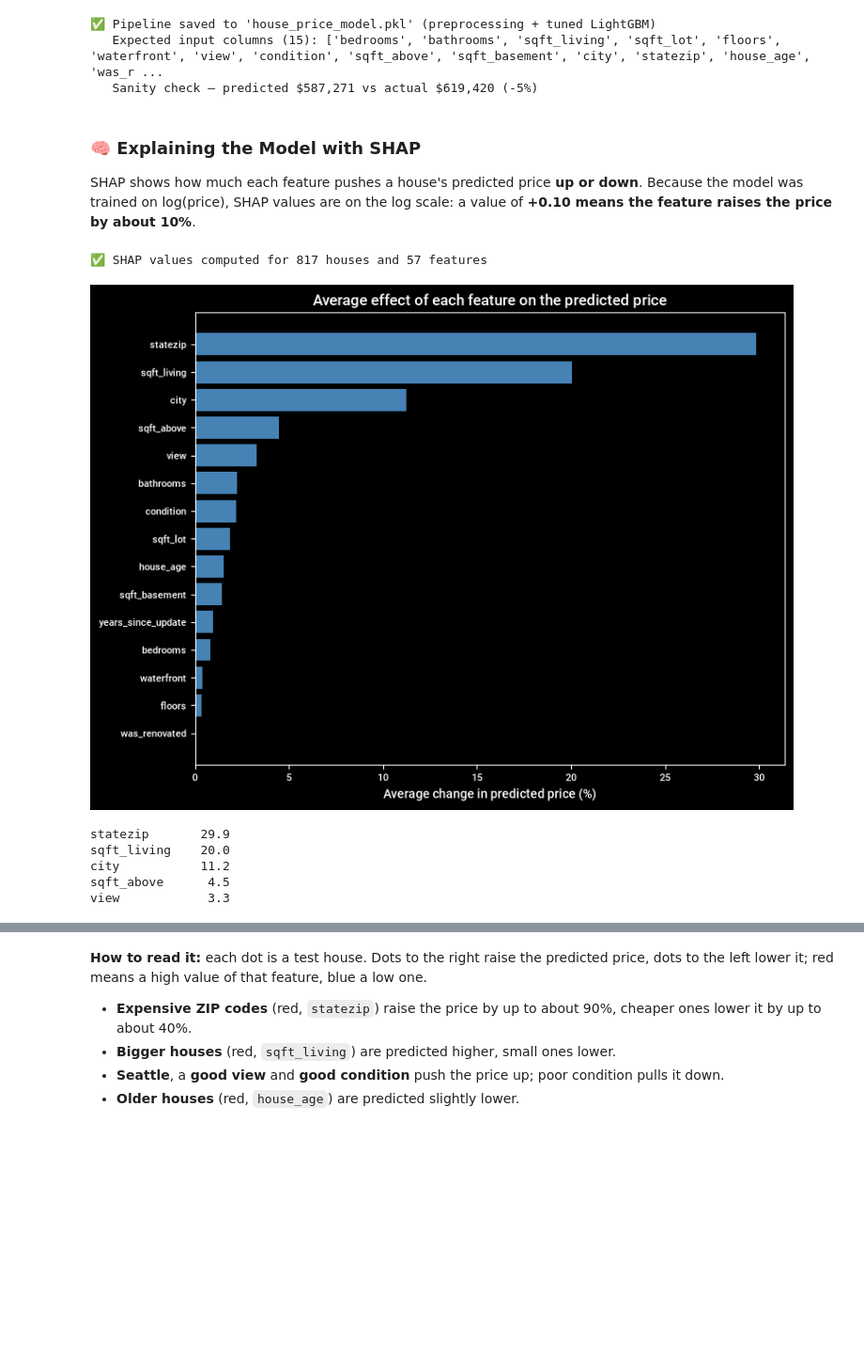
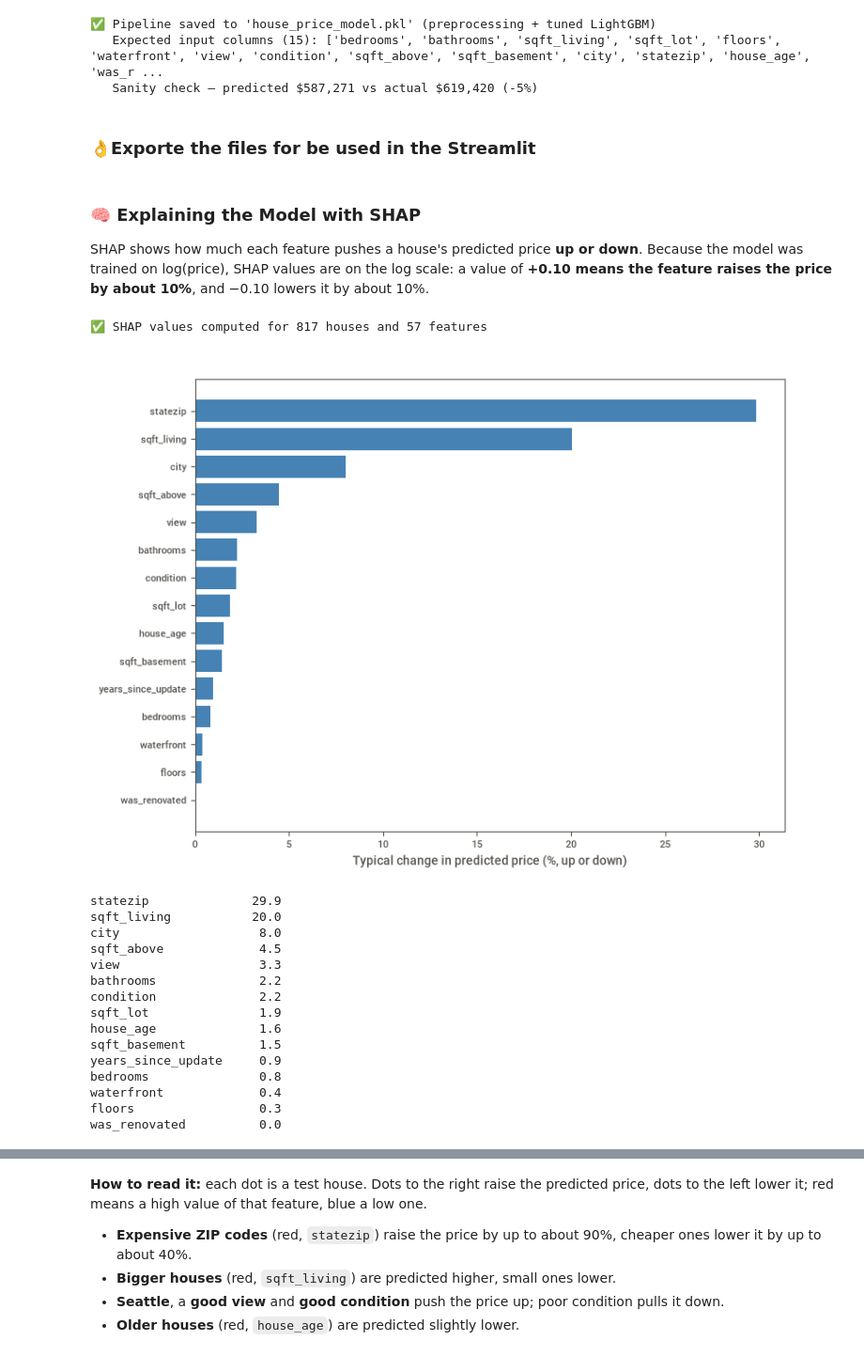
Before and after one commit to MaykInvest/House_Prices_Prediction, a Jupyter notebook: project.ipynb, the cells around one changed output, grey strips where cells are left out. Shown at 94% size. Cells and saved outputs as stored; diff of their text form; code cells hidden in the pictures; blank space fills up the shorter version.

```diff
--- a/project.ipynb
+++ b/project.ipynb
@@ -579,7 +577,8 @@ grid_search = GridSearchCV(
     estimator=make_model(lgb.LGBMRegressor(random_state=42, verbose=-1, n_jobs=1)),
     param_grid=param_grid,
     cv=cv,
-    scoring='neg_root_mean_squared_error',
+    scoring=scoring,      # MAE, RMSE and R², like the comparison
+    refit='MAE',          # the best combination is the one with the lowest CV MAE
     n_jobs=-1,
 )
 grid_search.fit(X_train, y_train)
@@ -587,7 +586,11 @@ grid_search.fit(X_train, y_train)
 best_model = grid_search.best_estimator_
 best_params = {key.split('__')[-1]: value for key, value in grid_search.best_params_.items()}
 
+cv_mae_tuned  = -grid_search.best_score_
+cv_rmse_tuned = -grid_search.cv_results_['mean_test_RMSE'][grid_search.best_index_]
+
 print(f"✅ Best parameters : {best_params}")
-print(f"✅ Tuned CV RMSE   : ${-grid_search.best_score_:,.0f}  (untuned: ${results.loc['LightGBM', 'CV RMSE']:,.0f})")
+print(f"✅ Tuned CV MAE    : ${cv_mae_tuned:,.0f}  (untuned: ${results.loc['LightGBM', 'CV MAE']:,.0f})")
+print(f"✅ Tuned CV RMSE   : ${cv_rmse_tuned:,.0f}  (untuned: ${results.loc['LightGBM', 'CV RMSE']:,.0f})")
 # %% [output]
 ✅ Best parameters : {'learning_rate': 0.06, 'n_estimators': 300, 'num_leaves': 7}
@@ -711,3 +724,5 @@ print(f"   Sanity check — predicted ${predicted:,.0f} vs actual ${actual:,.0f}
 ✅ Pipeline saved to 'house_price_model.pkl' (preprocessing + tuned LightGBM)
    Expected input columns (15): ['bedrooms', 'bathrooms', 'sqft_living', 'sqft_lot', 'floors', 'waterfront', 'view', 'condition', 'sqft_above', 'sqft_basement', 'city', 'statezip', 'house_age', 'was_r ...
    Sanity check — predicted $587,271 vs actual $619,420 (-5%)
+# %% [markdown]
+### 👌Exporte the files for be used in the Streamlit
@@ -714,7 +732,7 @@ print(f"   Sanity check — predicted ${predicted:,.0f} vs actual ${actual:,.0f}
 # %% [markdown]
 ### 🧠 Explaining the Model with SHAP
 
-SHAP shows how much each feature pushes a house's predicted price **up or down**. Because the model was trained on log(price), SHAP values are on the log scale: a value of **+0.10 means the feature raises the price by about 10%**.
+SHAP shows how much each feature pushes a house's predicted price **up or down**. Because the model was trained on log(price), SHAP values are on the log scale: a value of **+0.10 means the feature raises the price by about 10%**, and −0.10 lowers it by about 10%.
 # %%
 # best_model = log(price) wrapper → fitted pipeline → (preprocessor, LightGBM)
 fitted_pipeline     = best_model.regressor_
@@ -738,29 +756,39 @@ print(f"✅ SHAP values computed for {shap_values.shape[0]} houses and {shap_val
 ✅ SHAP values computed for 817 houses and 57 features
 # %%
 # Which features matter most
-impact = pd.DataFrame(np.abs(shap_values.values), columns=feature_names)
+shap_df = pd.DataFrame(shap_values.values, columns=feature_names)
 
-# The 43 one-hot city columns are added up into a single "city" feature
+# A house has one city, so its 43 one-hot columns are added up (with their signs) into a single "city" effect
 city_cols = [c for c in feature_names if c.startswith('city_')]
-impact['city'] = impact[city_cols].sum(axis=1)
-impact = impact.drop(columns=city_cols)
+shap_df['city'] = shap_df[city_cols].sum(axis=1)
+shap_df = shap_df.drop(columns=city_cols)
 
-mean_impact = impact.mean().sort_values()
-pct_effect = (np.exp(mean_impact) - 1) * 100          # average effect in % of the price
+mean_impact = shap_df.abs().mean().sort_values()     # typical size of the effect, up or down
+pct_effect = (np.exp(mean_impact) - 1) * 100          # converted to % of the price
 
 plt.figure(figsize=(8, 6))
 plt.barh(pct_effect.index, pct_effect.values, color='steelblue')
-plt.title('Average effect of each feature on the predicted price')
-plt.xlabel('Average change in predicted price (%)')
+plt.title('Typical size of each feature\'s effect on the predicted price')
+plt.xlabel('Typical change in predicted price (%, up or down)')
 plt.tight_layout()
 plt.show()
 
-print(pct_effect.sort_values(ascending=False).head(5).round(1).to_string())
+print(pct_effect.sort_values(ascending=False).round(1).to_string())
 # %% [output]
-[figure, old version]
+[figure, new version]
-statezip       29.9
-sqft_living    20.0
-city           11.2
-sqft_above      4.5
-view            3.3
+statezip              29.9
+sqft_living           20.0
+city                   8.0
+sqft_above             4.5
+view                   3.3
+bathrooms              2.2
+condition              2.2
+sqft_lot               1.9
+house_age              1.6
+sqft_basement          1.5
+years_since_update     0.9
+bedrooms               0.8
+waterfront             0.4
+floors                 0.3
+was_renovated          0.0
 # %% [markdown]
```
Also changed, not shown: parts of 24 cells of this notebook, 6 other files.
